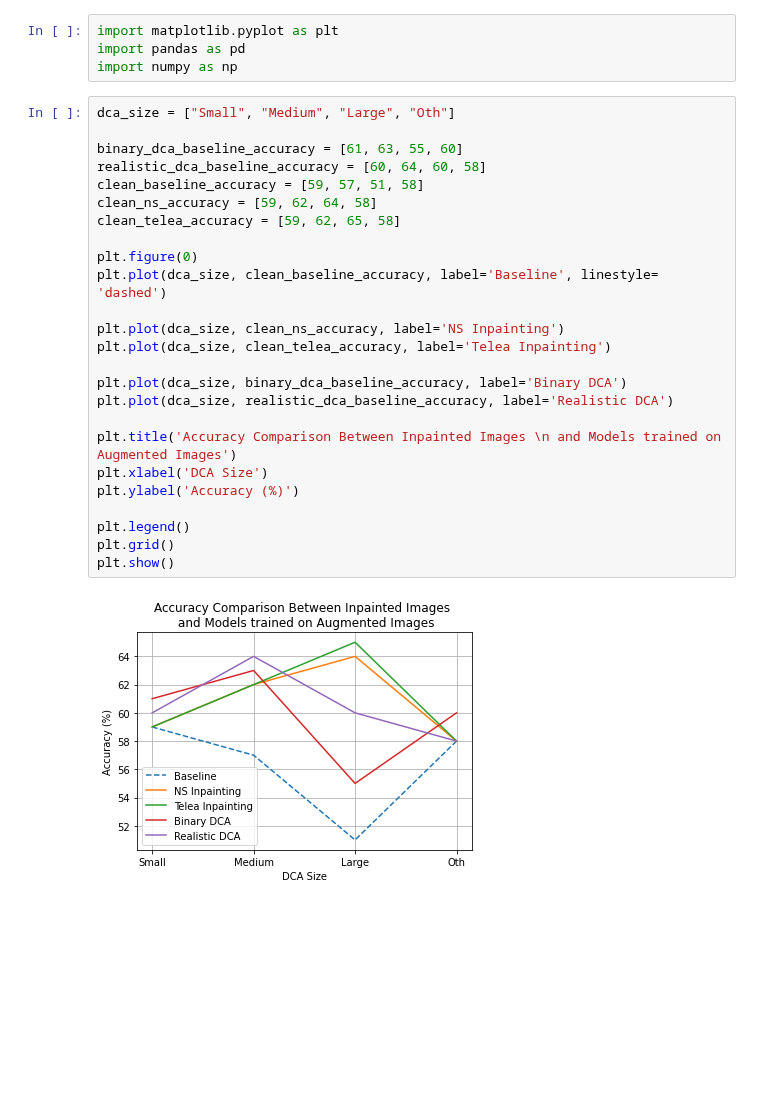
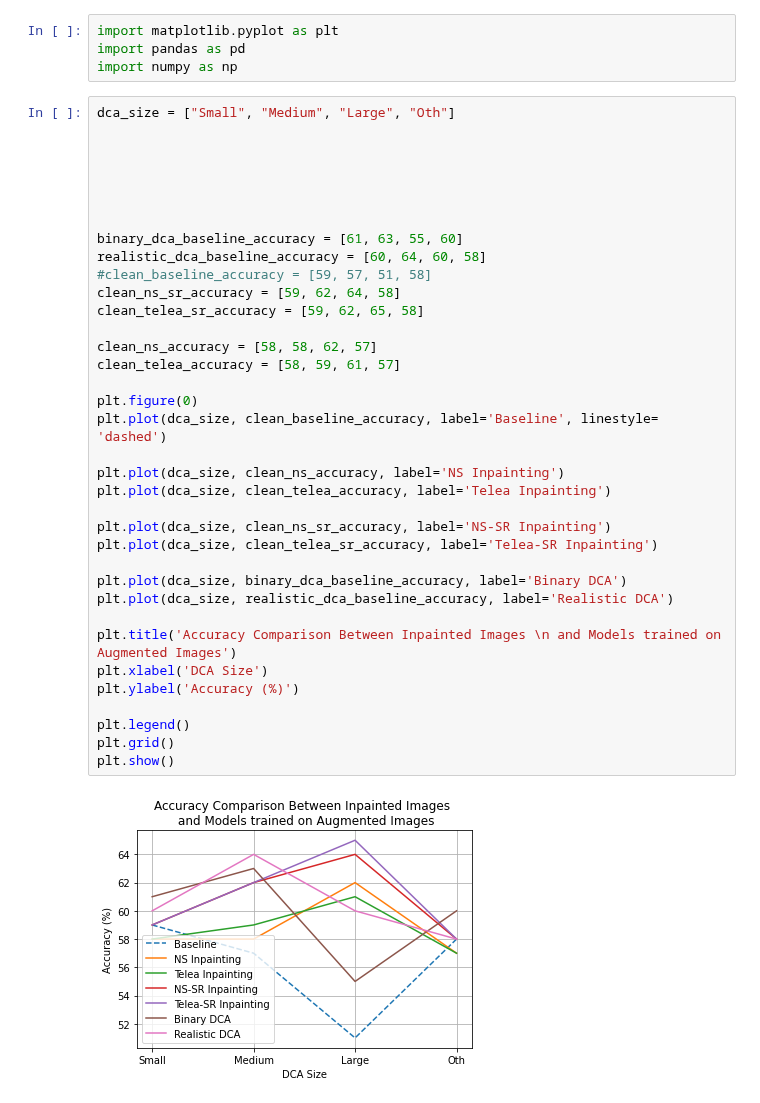
Before and after one commit to mmu-dermatology-research/dca_artifact_removal, a Jupyter notebook: Notebooks/Graph_Gen.ipynb, the cells around one changed output. Saved outputs shown, nothing was run; the diff lists cells and outputs as text; blank space fills up the shorter version.

```diff
--- a/Notebooks/Graph_Gen.ipynb
+++ b/Notebooks/Graph_Gen.ipynb
@@ -5,27 +5,38 @@ import numpy as np
 # %%
 dca_size = ["Small", "Medium", "Large", "Oth"]
 
+
+
+
+
+
 binary_dca_baseline_accuracy = [61, 63, 55, 60]
 realistic_dca_baseline_accuracy = [60, 64, 60, 58]
-clean_baseline_accuracy = [59, 57, 51, 58]
-clean_ns_accuracy = [59, 62, 64, 58]
-clean_telea_accuracy = [59, 62, 65, 58]
+#clean_baseline_accuracy = [59, 57, 51, 58]
+clean_ns_sr_accuracy = [59, 62, 64, 58]
+clean_telea_sr_accuracy = [59, 62, 65, 58]
+
+clean_ns_accuracy = [58, 58, 62, 57]
+clean_telea_accuracy = [58, 59, 61, 57]
 
 plt.figure(0)
 plt.plot(dca_size, clean_baseline_accuracy, label='Baseline', linestyle= 'dashed')
 
 plt.plot(dca_size, clean_ns_accuracy, label='NS Inpainting')
 plt.plot(dca_size, clean_telea_accuracy, label='Telea Inpainting')
+
+plt.plot(dca_size, clean_ns_sr_accuracy, label='NS-SR Inpainting')
+plt.plot(dca_size, clean_telea_sr_accuracy, label='Telea-SR Inpainting')
 
 plt.plot(dca_size, binary_dca_baseline_accuracy, label='Binary DCA')
 plt.plot(dca_size, realistic_dca_baseline_accuracy, label='Realistic DCA')
 
 plt.title('Accuracy Comparison Between Inpainted Images \n and Models trained on Augmented Images')
 plt.xlabel('DCA Size')
 plt.ylabel('Accuracy (%)')
 
 plt.legend()
 plt.grid()
 plt.show()
 # %% [output]
-[figure, old version]
+[figure, new version]
```
Also changed, not shown: parts of 16 cells of this notebook, 13 other files.
